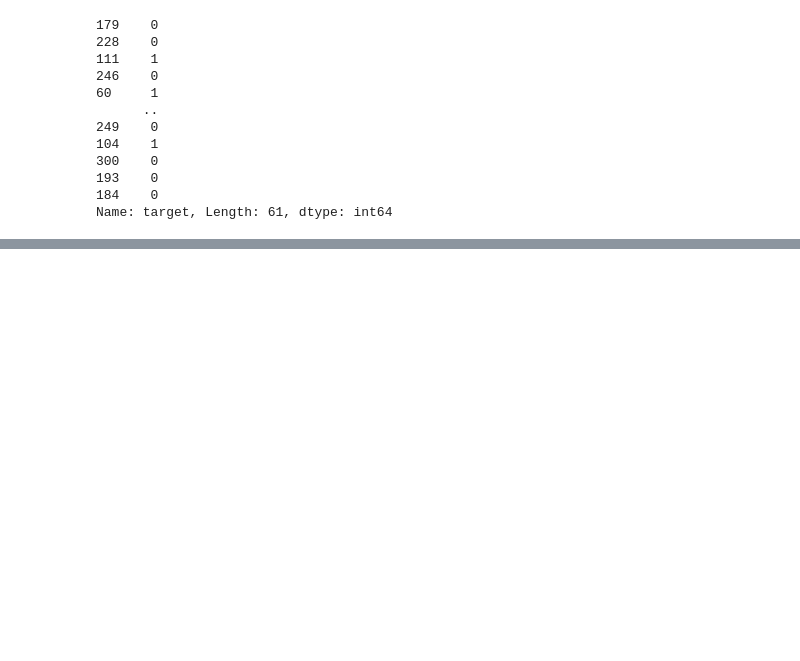
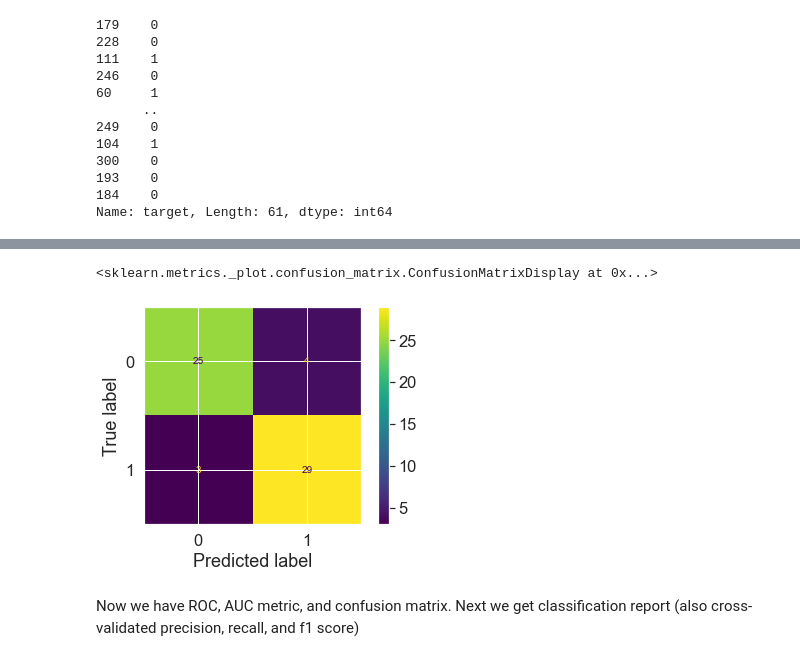
Before and after one commit to nirmitsakre/Classification-example-end-to-end-heart-disease-data, a Jupyter notebook: end-to-end-heart-disease-classification.ipynb, the cells around one changed output, grey strips where cells are left out. Drawn from its saved outputs; the diff is of its cells as text; code cells hidden in the pictures; blank space fills up the shorter version.

```diff
--- a/end-to-end-heart-disease-classification.ipynb
+++ b/end-to-end-heart-disease-classification.ipynb
@@ -716,0 +717,7 @@ Name: target, Length: 61, dtype: int64
+# %%
+plot_confusion_matrix(gs_log_reg, X_test, y_test)
+# %% [output]
+<sklearn.metrics._plot.confusion_matrix.ConfusionMatrixDisplay at 0x...>
+[figure, added]
+# %% [markdown]
+Now we have ROC, AUC metric, and confusion matrix. Next we get classification report (also cross-validated precision, recall, and f1 score)
```
Also changed, not shown: parts of 35 cells of this notebook.
